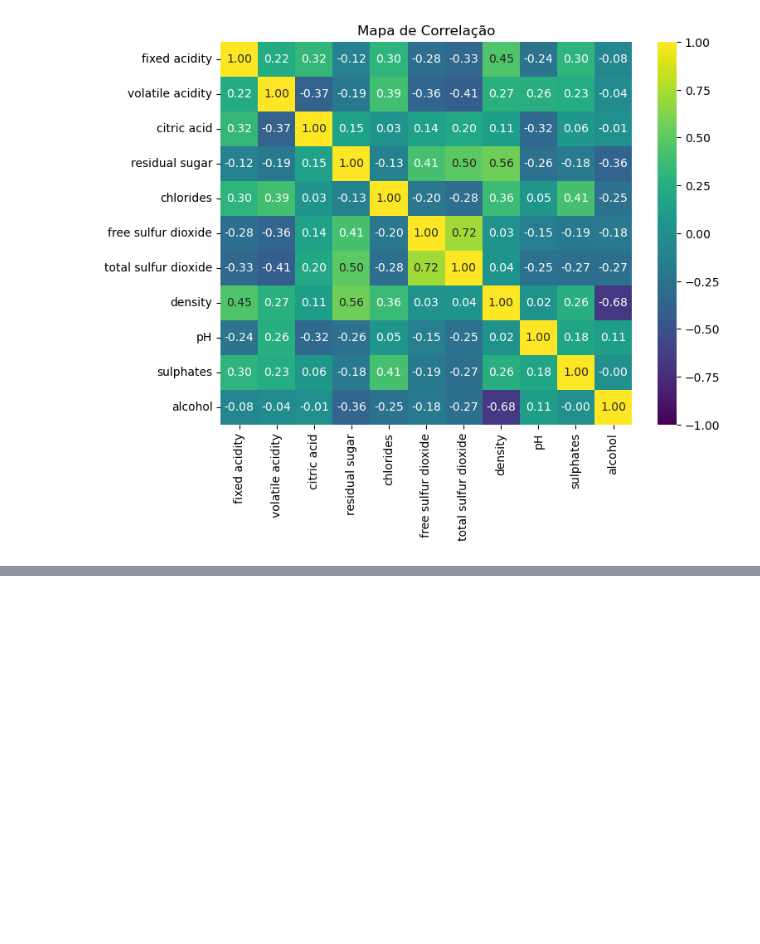
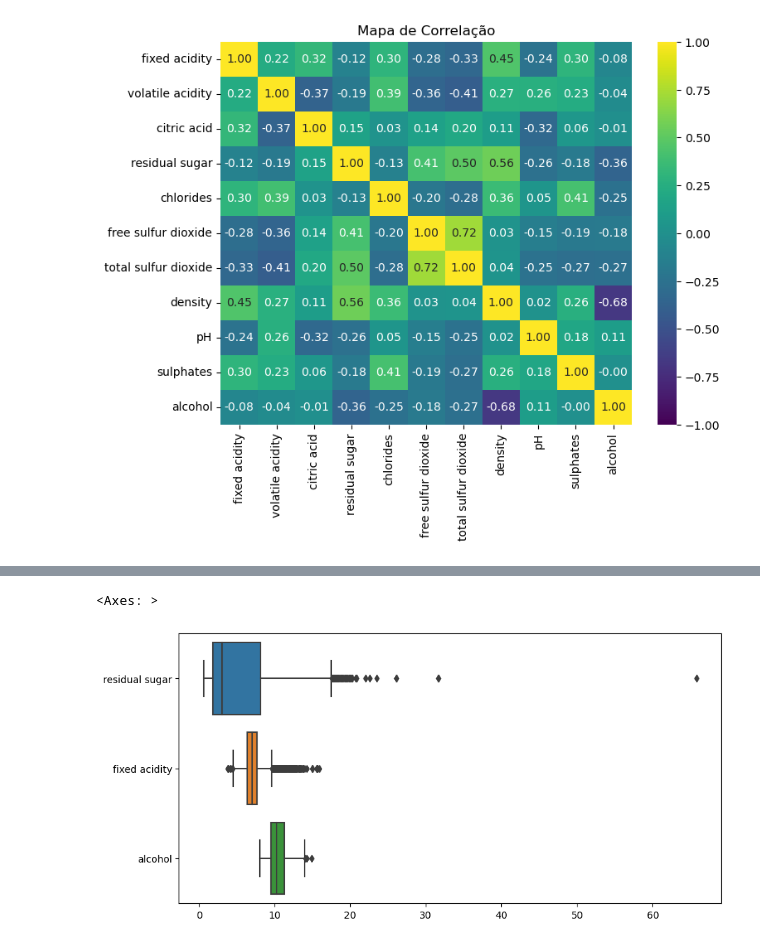
Before and after one commit to AlvimDePaula/projetos_estudos_geral, a Jupyter notebook: classificacao/classificacao_vinhos/Classificacao_qualidade_vinho.ipynb, the cells around one changed output, grey strips where cells are left out. Saved outputs shown, nothing was run; the diff lists cells and outputs as text; code cells hidden in the pictures; blank space fills up the shorter version.

```diff
--- a/classificacao/classificacao_vinhos/Classificacao_qualidade_vinho.ipynb
+++ b/classificacao/classificacao_vinhos/Classificacao_qualidade_vinho.ipynb
@@ -121,3 +155,10 @@ dtype: int64
+# %%
+# Boxplot
+plt.figure(figsize=(10,5))
+sns.boxplot(data=x_train_num[var_list_medianos], orient='h')
+# %% [output]
+<Axes: >
+[figure, added]
 # %%
 # Gráfico variável Y (Qualidade)
 sns.histplot(y_train)
```
Also changed, not shown: parts of 31 cells of this notebook.
